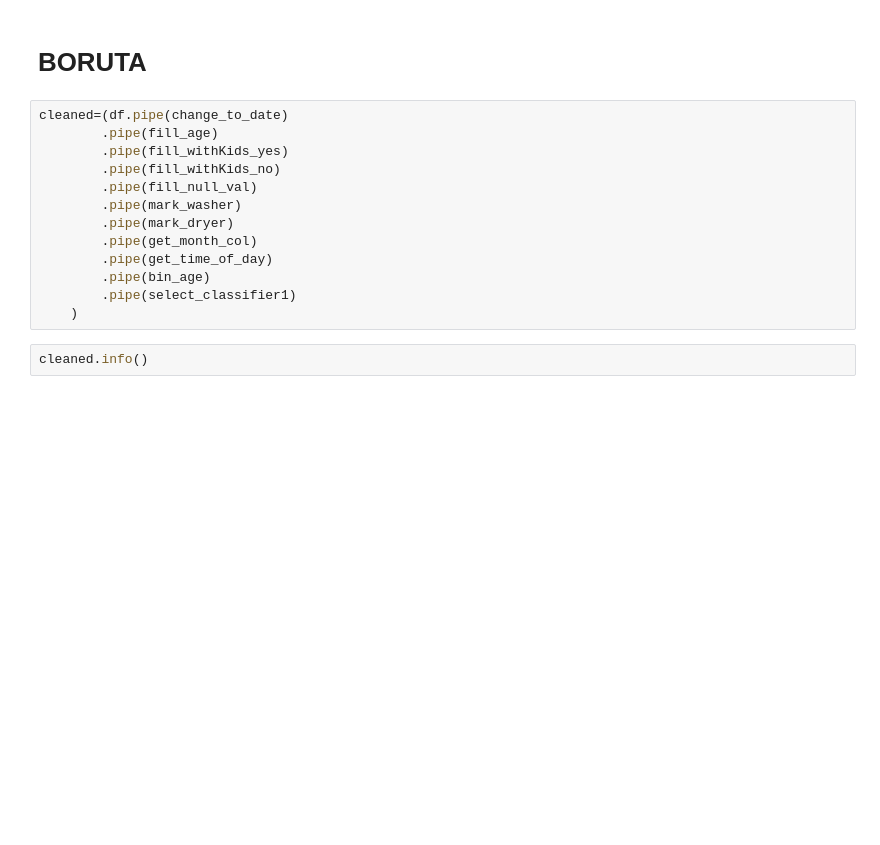
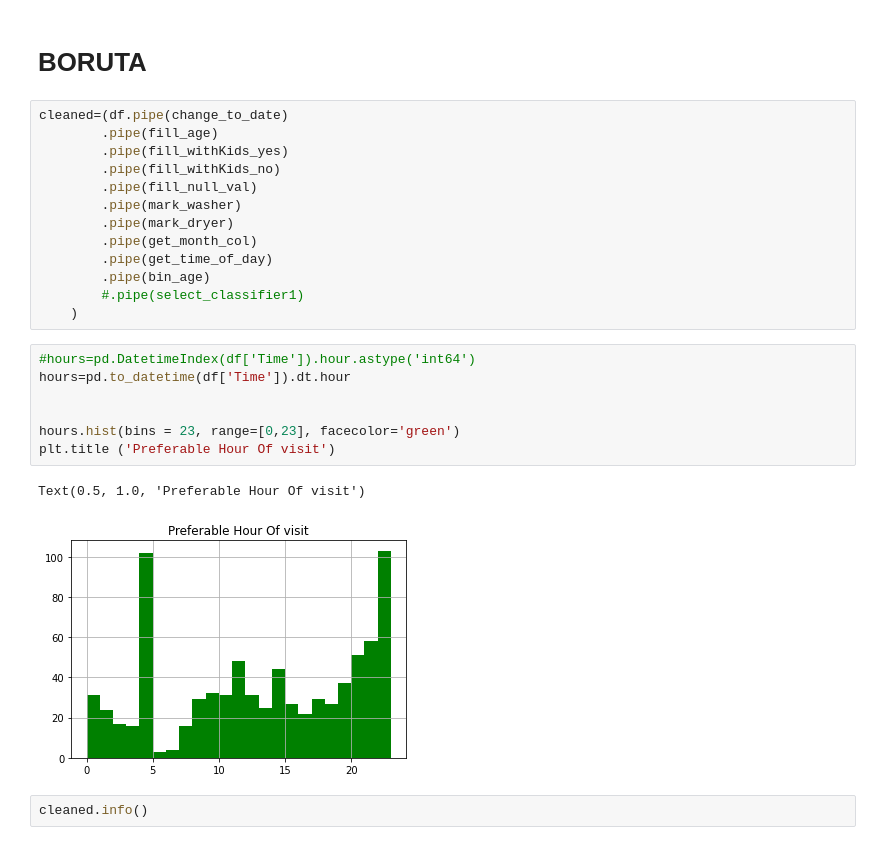
Before and after one commit to CRJoshuaa/Data-Mining-Project, a Jupyter notebook: Project_Joshuaa.ipynb, the cells around one changed output. Saved outputs shown, nothing was run; the diff lists cells and outputs as text; blank space fills up the shorter version.

```diff
--- a/Project_Joshuaa.ipynb
+++ b/Project_Joshuaa.ipynb
@@ -484,8 +489,18 @@ cleaned=(df.pipe(change_to_date)
         .pipe(get_month_col)
         .pipe(get_time_of_day)
         .pipe(bin_age)
-        .pipe(select_classifier1)
+        #.pipe(select_classifier1)
     )
+# %%
+#hours=pd.DatetimeIndex(df['Time']).hour.astype('int64')
+hours=pd.to_datetime(df['Time']).dt.hour
+
+
+hours.hist(bins = 23, range=[0,23], facecolor='green')
+plt.title ('Preferable Hour Of visit')
+# %% [output]
+Text(0.5, 1.0, 'Preferable Hour Of visit')
+[figure, added]
 # %%
 cleaned.info()
 # %% [output]
```
Also changed, not shown: parts of 2 cells of this notebook, 1 other file.
